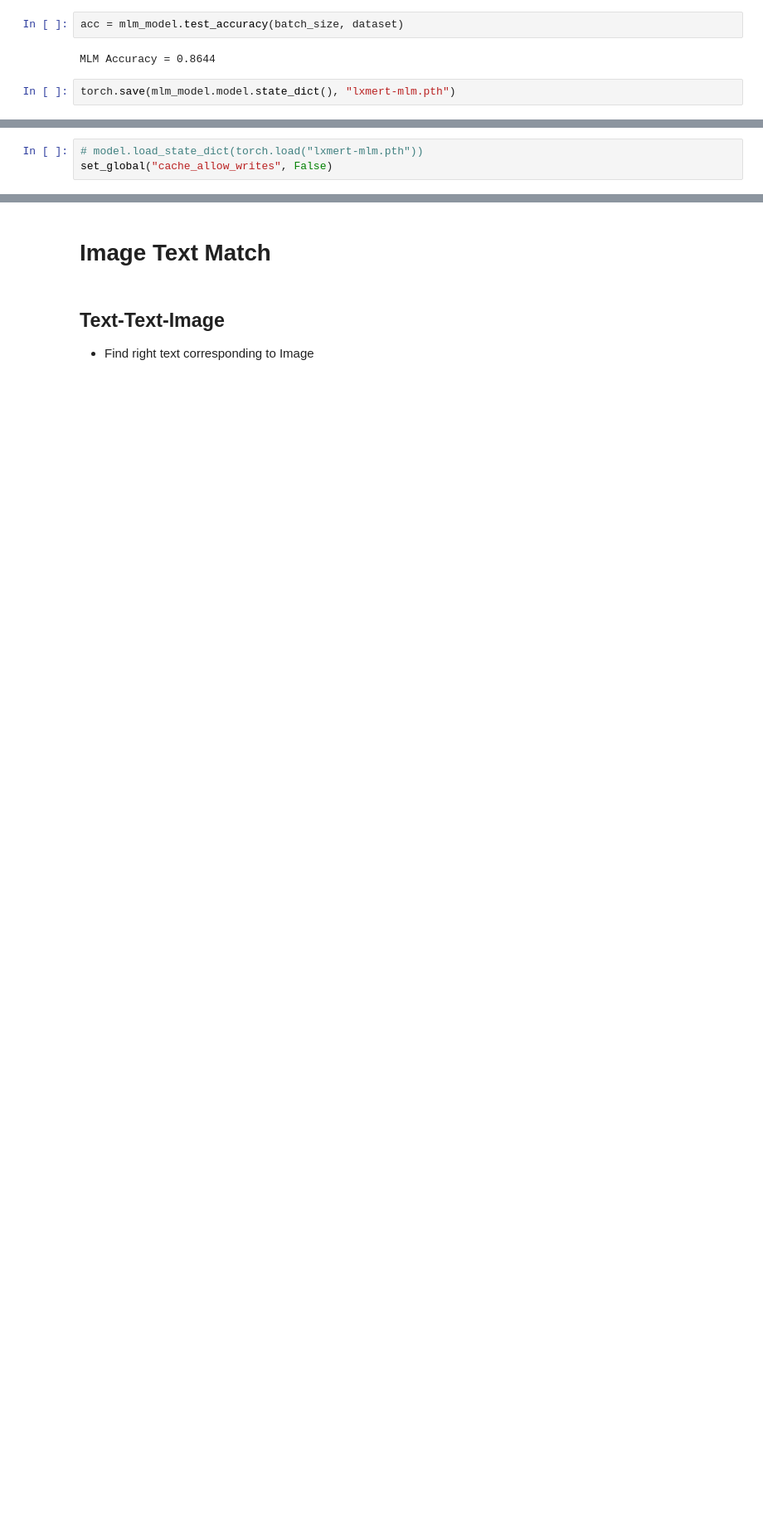
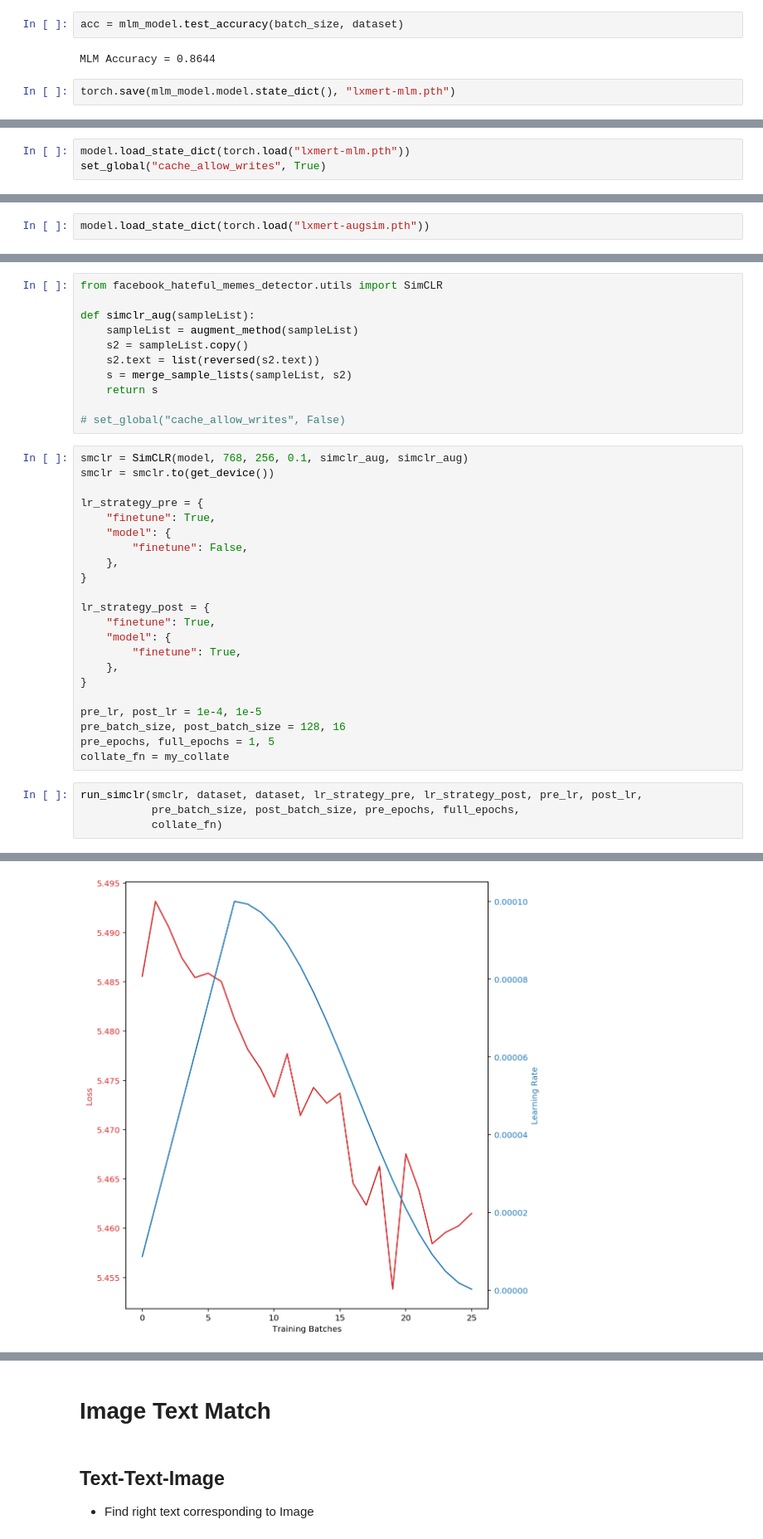
Before and after one commit to faizanahemad/facebook-hateful-memes, a Jupyter notebook: notebooks/SSL-Text-Image.ipynb, the cells around one changed output, grey strips where cells are left out. Shown at 83% size. Cells and saved outputs as stored; diff of their text form; blank space fills up the shorter version.

```diff
--- a/notebooks/SSL-Text-Image.ipynb
+++ b/notebooks/SSL-Text-Image.ipynb
@@ -380,3 +387,3 @@ torch.save(mlm_model.model.state_dict(), "lxmert-mlm.pth")
 # %%
-# model.load_state_dict(torch.load("lxmert-mlm.pth"))
-set_global("cache_allow_writes", False)
+model.load_state_dict(torch.load("lxmert-mlm.pth"))
+set_global("cache_allow_writes", True)
@@ -503,0 +454,2 @@ LXMERTFeatureExtractor : Loaded Model...
+# %%
+model.load_state_dict(torch.load("lxmert-augsim.pth"))
@@ -503,0 +458,38 @@ LXMERTFeatureExtractor : Loaded Model...
+# %%
+from facebook_hateful_memes_detector.utils import SimCLR
+
+def simclr_aug(sampleList):
+    sampleList = augment_method(sampleList)
+    s2 = sampleList.copy()
+    s2.text = list(reversed(s2.text))
+    s = merge_sample_lists(sampleList, s2)
+    return s
+
+# set_global("cache_allow_writes", False)
+# %%
+smclr = SimCLR(model, 768, 256, 0.1, simclr_aug, simclr_aug)
+smclr = smclr.to(get_device())
+
+lr_strategy_pre = {
+    "finetune": True,
+    "model": {
+        "finetune": False,
+    },
+}
+
+lr_strategy_post = {
+    "finetune": True,
+    "model": {
+        "finetune": True,
+    },
+}
+
+pre_lr, post_lr = 1e-4, 1e-5
+pre_batch_size, post_batch_size = 128, 16
+pre_epochs, full_epochs = 1, 5
+collate_fn = my_collate
+# %%
+run_simclr(smclr, dataset, dataset, lr_strategy_pre, lr_strategy_post, pre_lr, post_lr,
+           pre_batch_size, post_batch_size, pre_epochs, full_epochs,
+           collate_fn)
+# %% [output]
@@ -503,0 +508 @@ LXMERTFeatureExtractor : Loaded Model...
+[figure, added]
```
Also changed, not shown: parts of 23 cells of this notebook, 1 other file.
